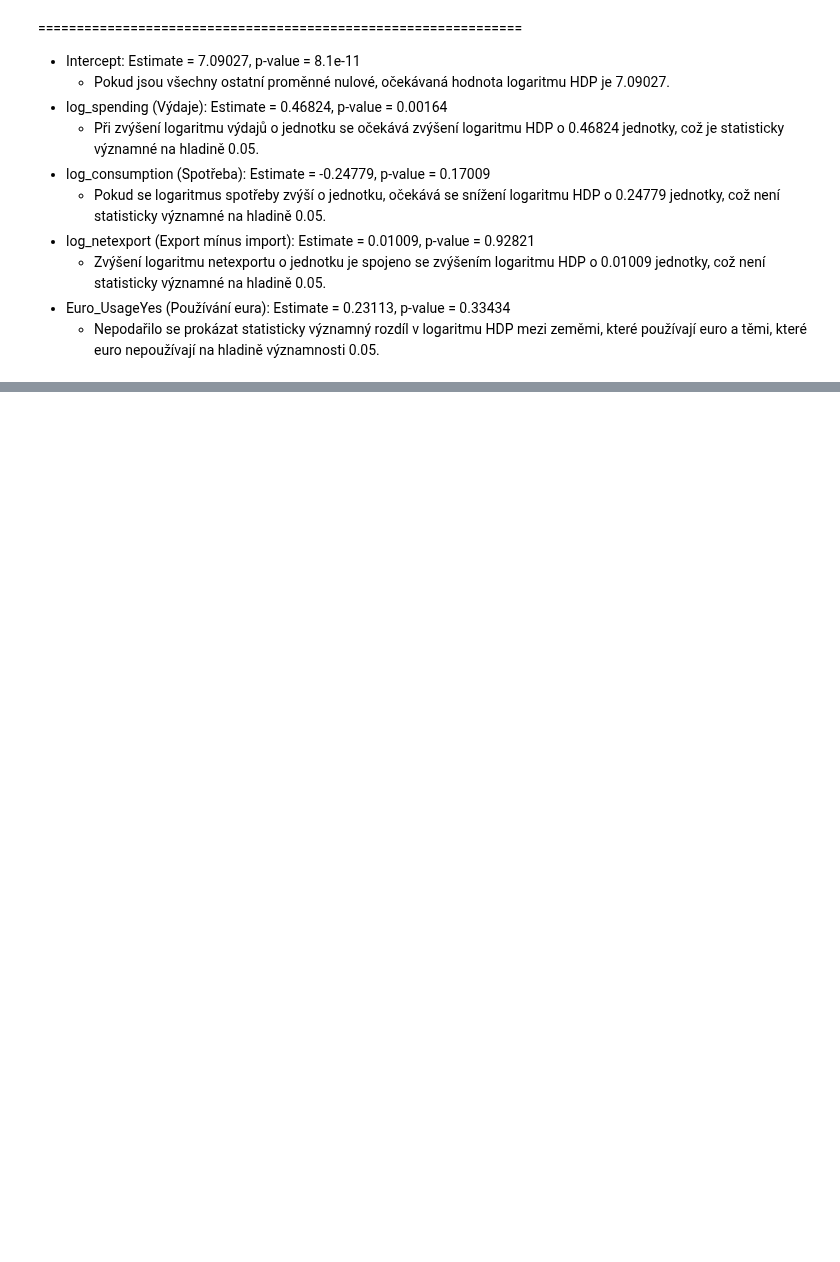
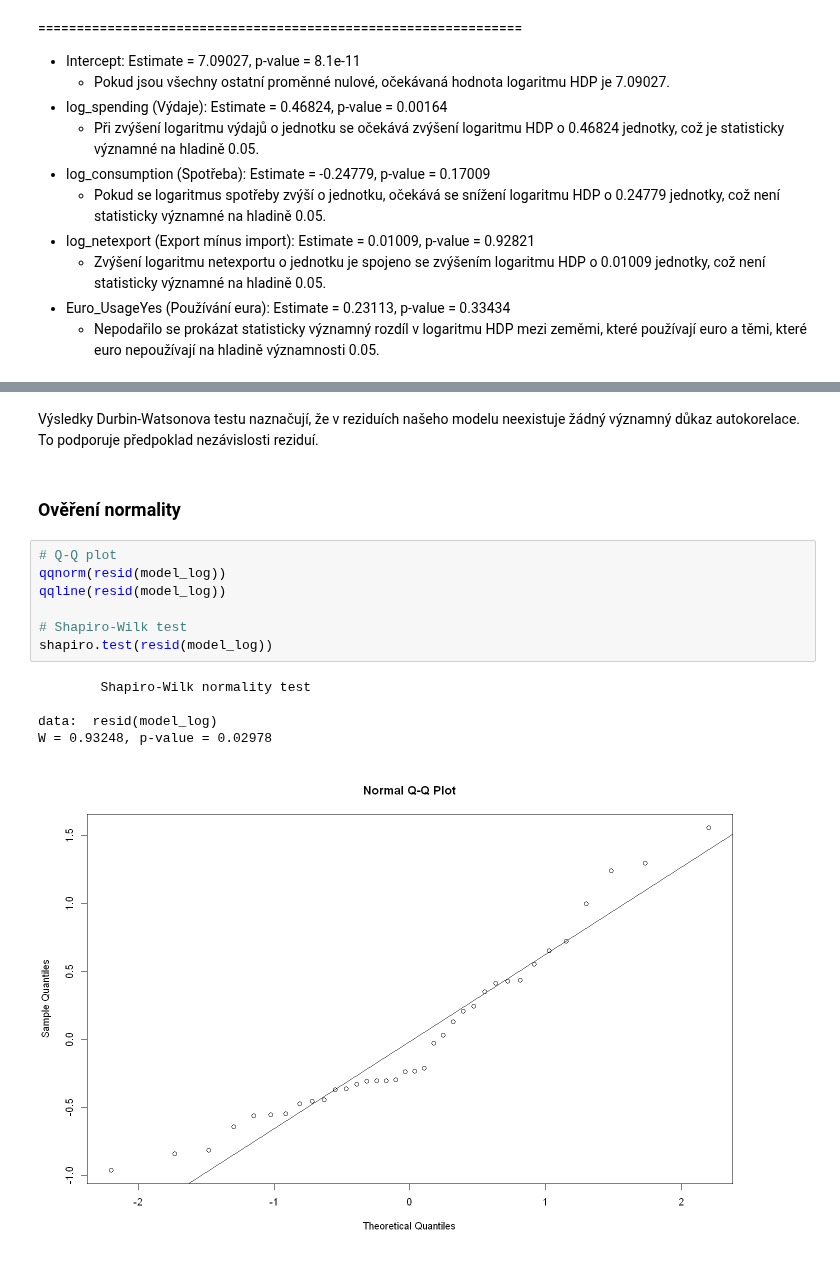
Before and after one commit to xsenyaaax/practicalStatistics, a Jupyter notebook: Project 3/project3.ipynb, the cells around one changed output, grey strips where cells are left out. Cells and saved outputs as stored; diff of their text form; blank space fills up the shorter version.

```diff
--- a/Project 3/project3.ipynb
+++ b/Project 3/project3.ipynb
@@ -819,0 +1017,17 @@ F-statistic: 6.503 on 4 and 31 DF,  p-value: 0.0006391
+# %% [markdown]
+Výsledky Durbin-Watsonova testu naznačují, že v reziduích našeho modelu neexistuje žádný významný důkaz autokorelace. To podporuje předpoklad nezávislosti reziduí.
+# %% [markdown]
+### Ověření normality
+# %%
+# Q-Q plot
+qqnorm(resid(model_log))
+qqline(resid(model_log))
+
+# Shapiro-Wilk test
+shapiro.test(resid(model_log))
+# %% [output]
+        Shapiro-Wilk normality test
+
+data:  resid(model_log)
+W = 0.93248, p-value = 0.02978
+[figure, added]
```
Also changed, not shown: parts of 105 cells of this notebook.
